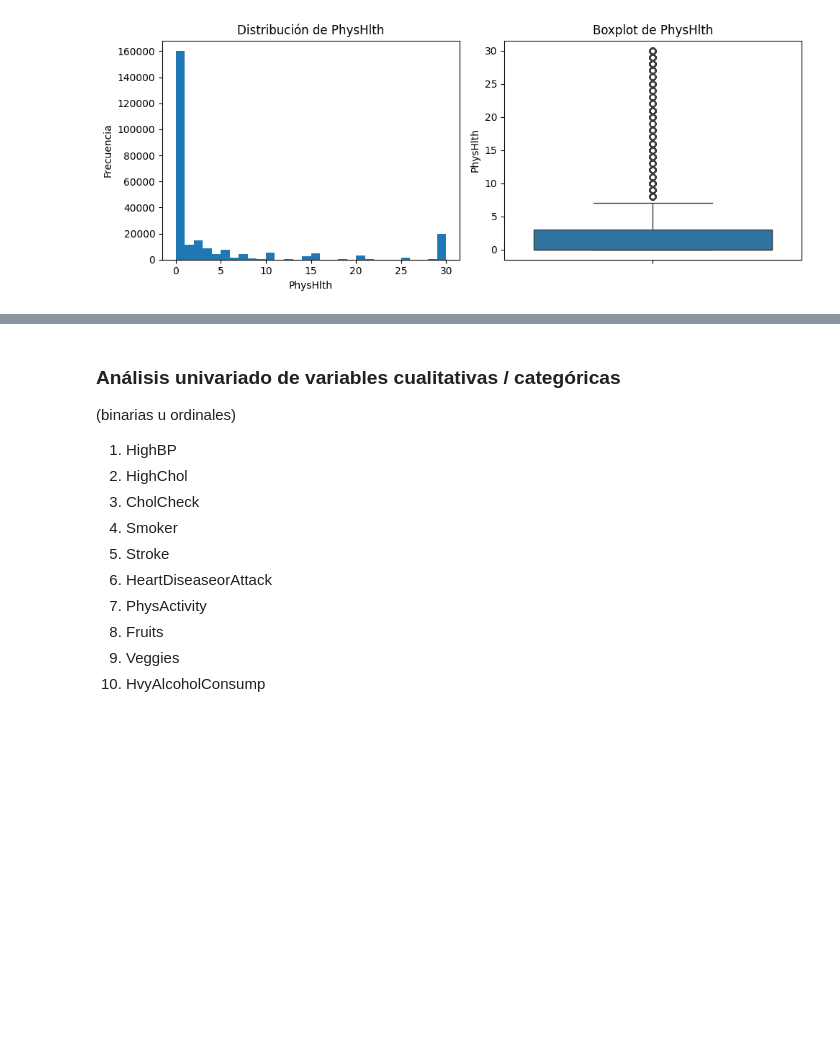
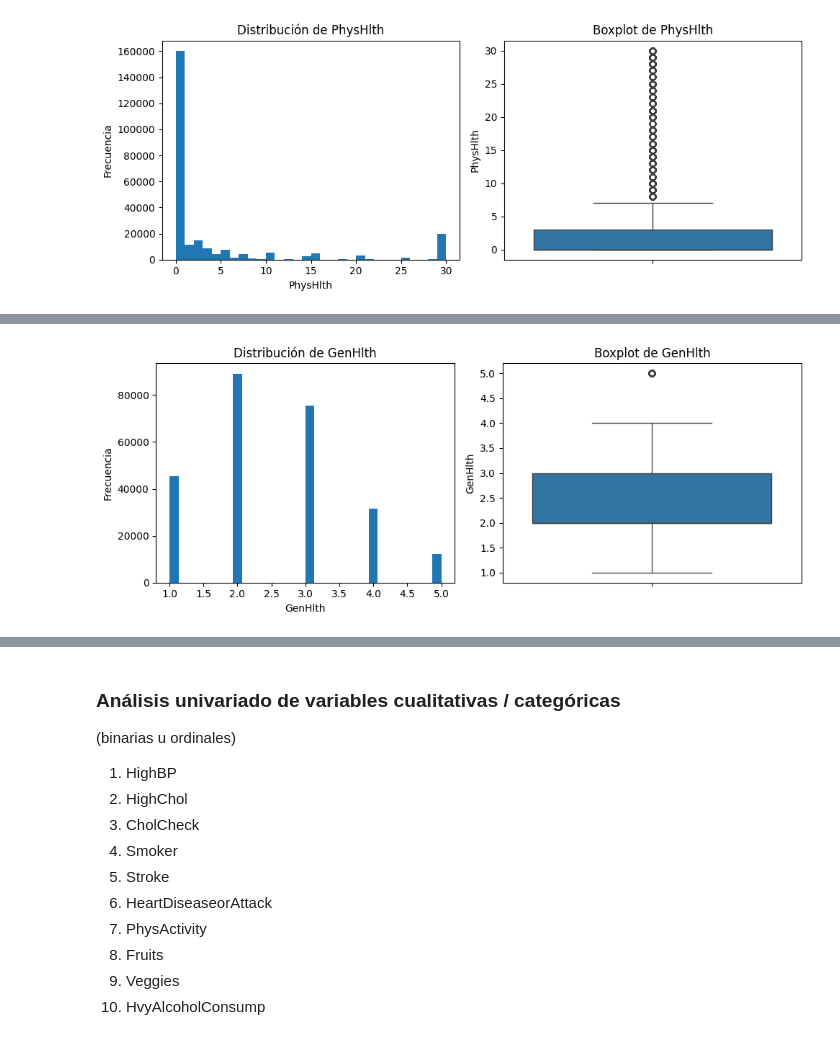
Before and after one commit to sebas-serrano/Diabetes_Health_Indicators, a Jupyter notebook: notebooks/Diabetes_Health_Indicators.ipynb, the cells around one changed output, grey strips where cells are left out. Cells and saved outputs as stored; diff of their text form; code cells hidden in the pictures; blank space fills up the shorter version.

```diff
--- a/notebooks/Diabetes_Health_Indicators.ipynb
+++ b/notebooks/Diabetes_Health_Indicators.ipynb
@@ -335,0 +351,4 @@ plot_univariate_distribution(df_multi, 'PhysHlth')
+# %%
+plot_univariate_distribution(df_multi, 'GenHlth')
+# %% [output]
+[figure, added]
```
Also changed, not shown: parts of 14 cells of this notebook.
